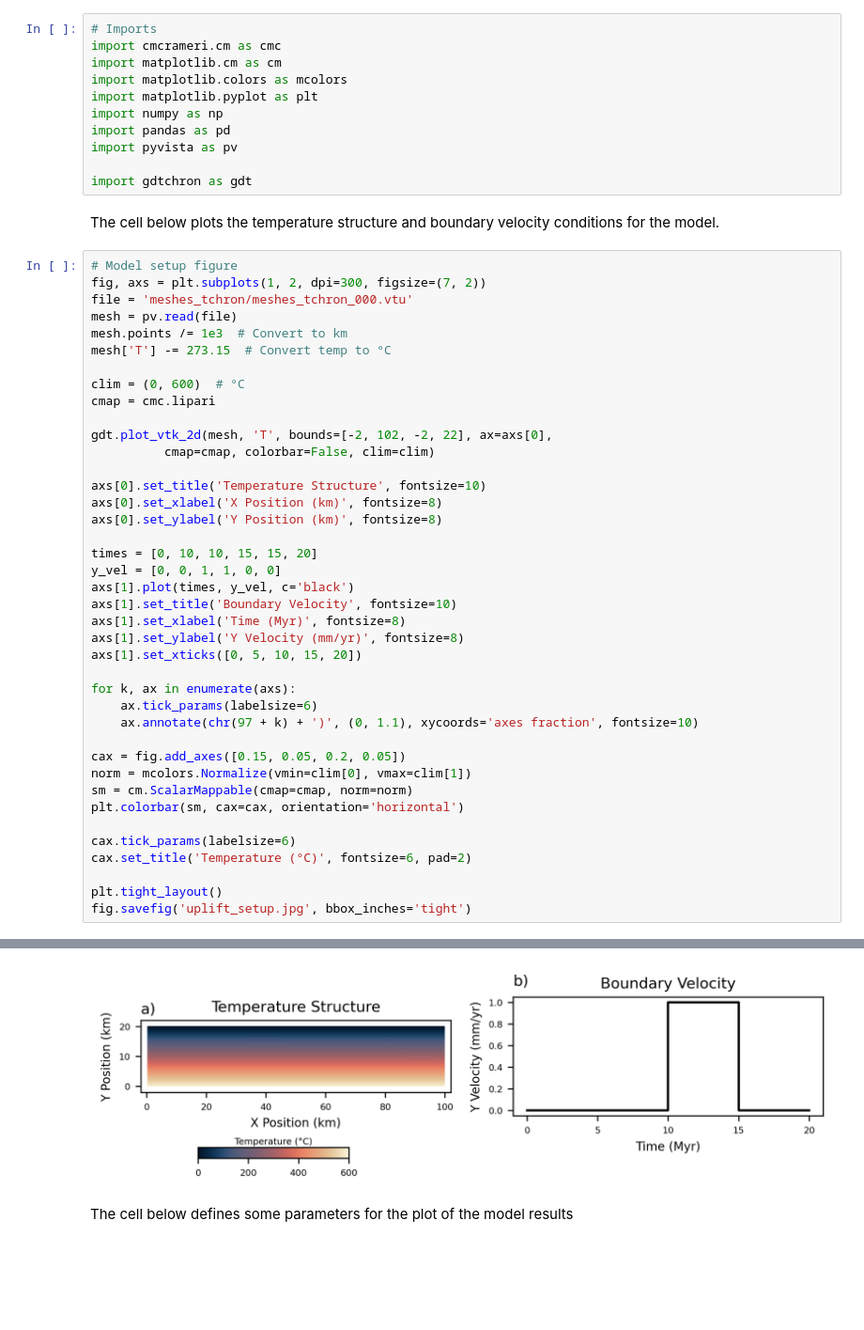
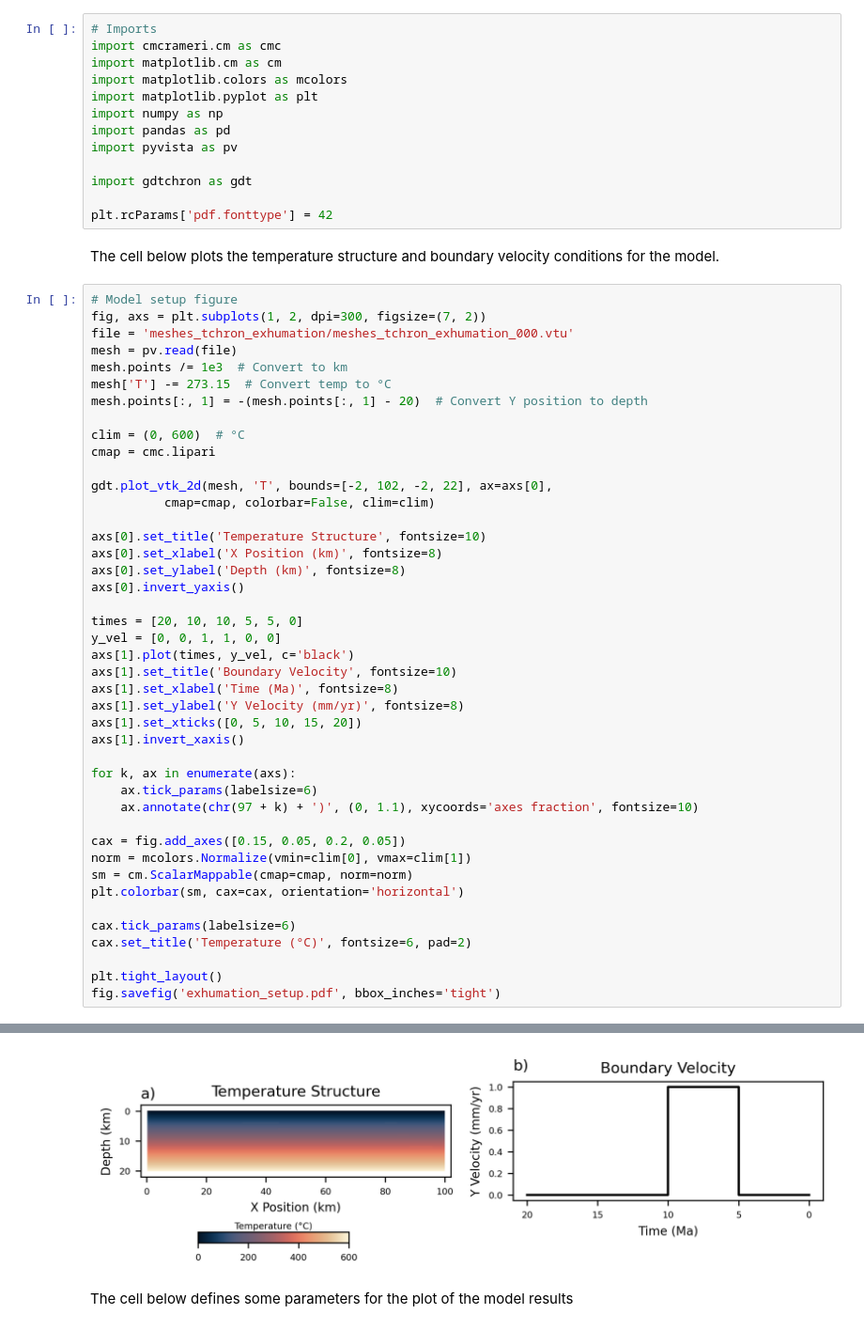
Before and after one commit to dyvasey/gdtchron, a Jupyter notebook: aspect/figures_model.ipynb, the cells around one changed output, grey strips where cells are left out. Shown at 94% size. Saved outputs shown, nothing was run; the diff lists cells and outputs as text; blank space fills up the shorter version.

```diff
--- a/aspect/figures_model.ipynb
+++ b/aspect/figures_model.ipynb
@@ -12,15 +12,18 @@ import pandas as pd
 import pyvista as pv
 
 import gdtchron as gdt
+
+plt.rcParams['pdf.fonttype'] = 42
 # %% [markdown]
 The cell below plots the temperature structure and boundary velocity conditions for the model.
 # %%
 # Model setup figure
 fig, axs = plt.subplots(1, 2, dpi=300, figsize=(7, 2))
-file = 'meshes_tchron/meshes_tchron_000.vtu'
+file = 'meshes_tchron_exhumation/meshes_tchron_exhumation_000.vtu'
 mesh = pv.read(file)
 mesh.points /= 1e3  # Convert to km
 mesh['T'] -= 273.15  # Convert temp to °C
+mesh.points[:, 1] = -(mesh.points[:, 1] - 20)  # Convert Y position to depth
 
 clim = (0, 600)  # °C
 cmap = cmc.lipari
@@ -30,15 +33,17 @@ gdt.plot_vtk_2d(mesh, 'T', bounds=[-2, 102, -2, 22], ax=axs[0],
 
 axs[0].set_title('Temperature Structure', fontsize=10)
 axs[0].set_xlabel('X Position (km)', fontsize=8)
-axs[0].set_ylabel('Y Position (km)', fontsize=8)
+axs[0].set_ylabel('Depth (km)', fontsize=8)
+axs[0].invert_yaxis()
 
-times = [0, 10, 10, 15, 15, 20]
+times = [20, 10, 10, 5, 5, 0]
 y_vel = [0, 0, 1, 1, 0, 0]
 axs[1].plot(times, y_vel, c='black')
 axs[1].set_title('Boundary Velocity', fontsize=10)
-axs[1].set_xlabel('Time (Myr)', fontsize=8)
+axs[1].set_xlabel('Time (Ma)', fontsize=8)
 axs[1].set_ylabel('Y Velocity (mm/yr)', fontsize=8)
 axs[1].set_xticks([0, 5, 10, 15, 20])
+axs[1].invert_xaxis()
 
 for k, ax in enumerate(axs):
     ax.tick_params(labelsize=6)
@@ -53,5 +58,5 @@ cax.tick_params(labelsize=6)
 cax.set_title('Temperature (°C)', fontsize=6, pad=2)
 
 plt.tight_layout()
-fig.savefig('uplift_setup.jpg', bbox_inches='tight')
+fig.savefig('exhumation_setup.pdf', bbox_inches='tight')
 # %% [output]
@@ -58,4 +64,4 @@ fig.savefig('uplift_setup.jpg', bbox_inches='tight')
-[figure, old version]
+[figure, new version]
 # %% [markdown]
 The cell below defines some parameters for the plot of the model results
 # %%
```
Also changed, not shown: parts of 5 cells of this notebook, 8 other files.
